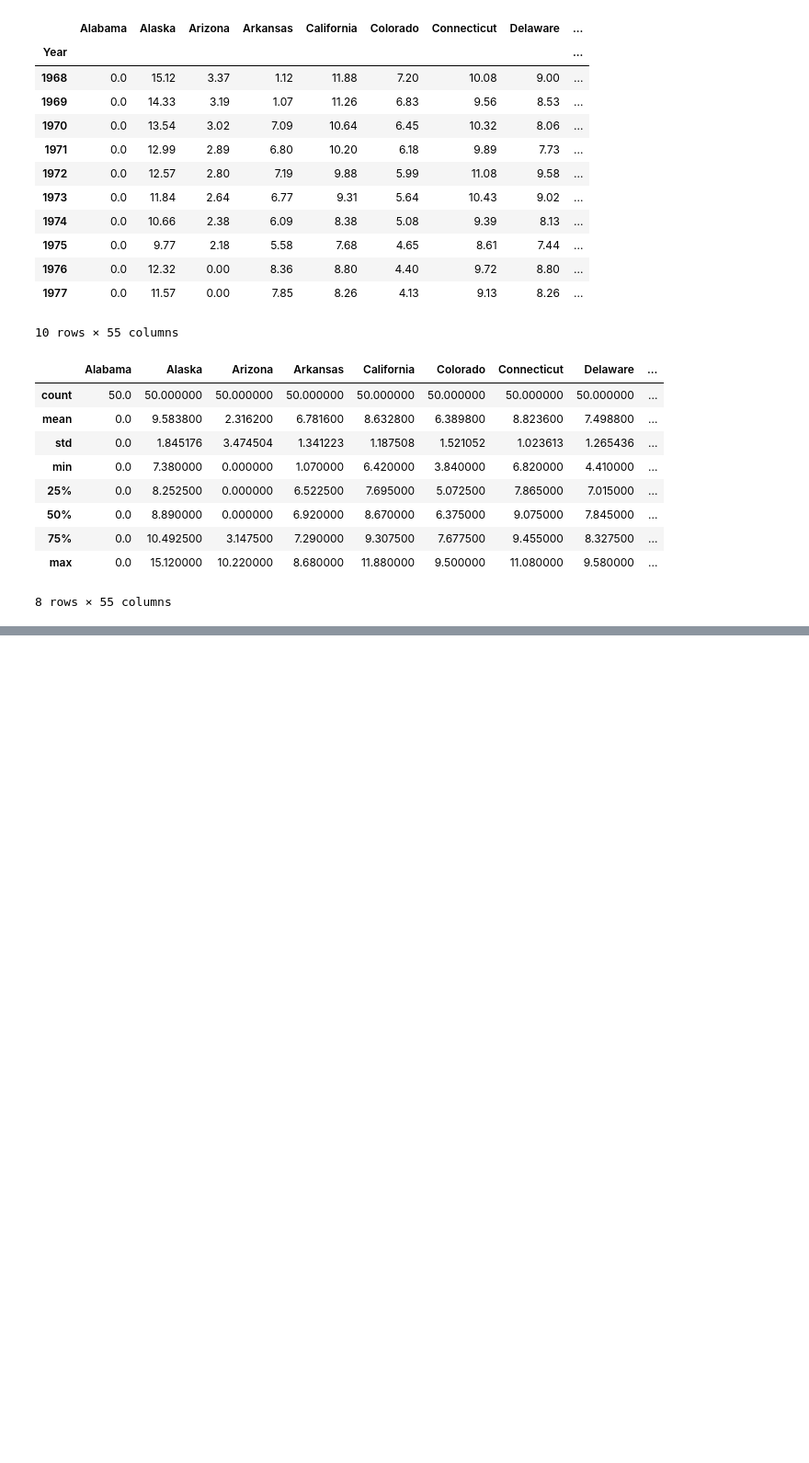
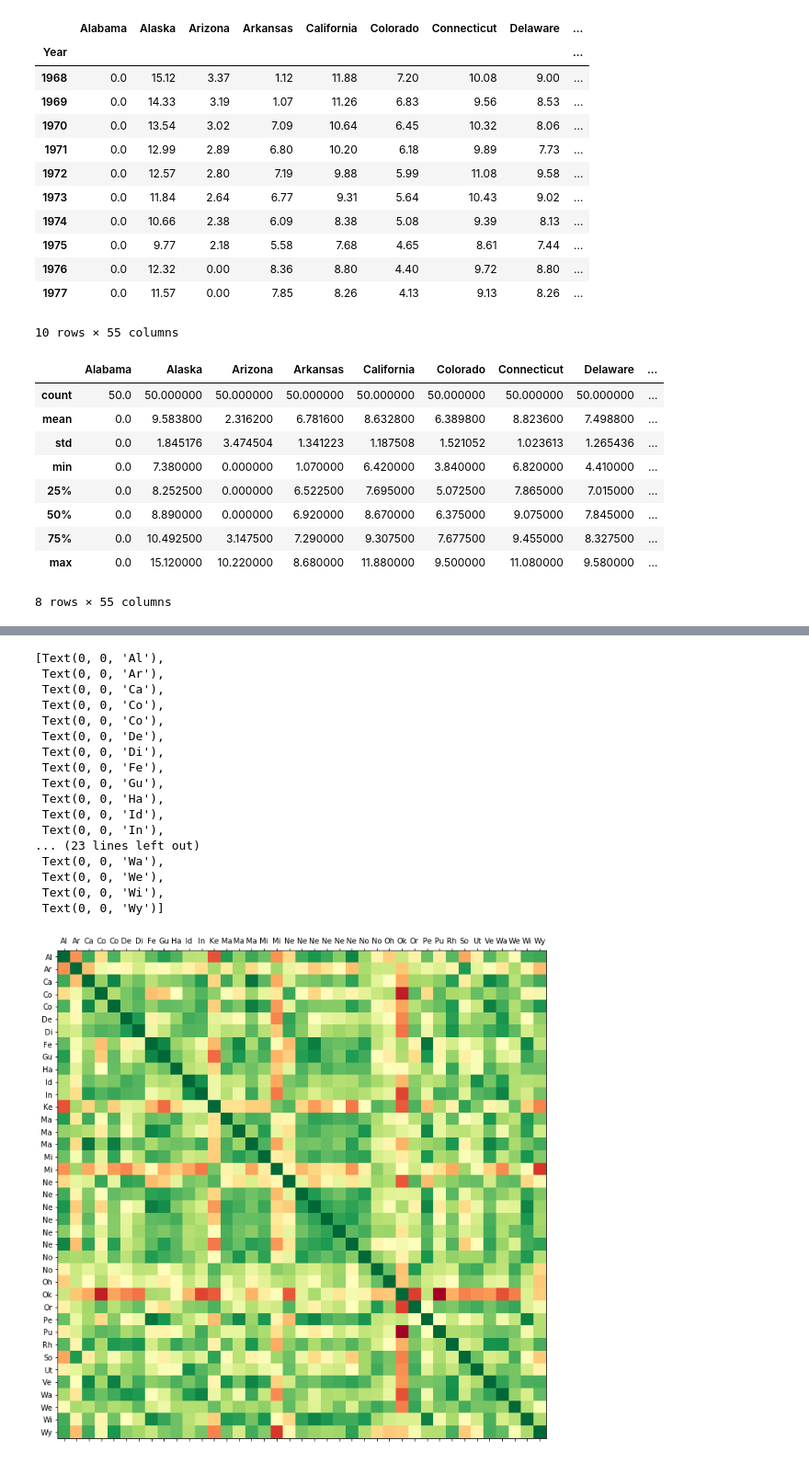
Before and after one commit to Johnsonxd4/analysis_with_pandas, a Jupyter notebook: minimum_wage/minimum_wage.ipynb, the cells around one changed output, grey strips where cells are left out. Shown at 92% size. Drawn from its saved outputs; the diff is of its cells as text; code cells hidden in the pictures; blank space fills up the shorter version.

```diff
--- a/minimum_wage/minimum_wage.ipynb
+++ b/minimum_wage/minimum_wage.ipynb
@@ -95,0 +100,29 @@ act_min_wage.corr().head()
+# %%
+labels = [c[:2] for c in min_wage_corr.columns]  # get abbv state names.
+
+fig = plt.figure(figsize=(12,12))  # figure so we can add axis
+ax = fig.add_subplot(111)  # define axis, so we can modify
+ax.matshow(min_wage_corr, cmap=plt.cm.RdYlGn)  # display the matrix
+ax.set_xticks(np.arange(len(labels)))  # show them all!
+ax.set_yticks(np.arange(len(labels)))  # show them all!
+ax.set_xticklabels(labels)  # set to be the abbv (vs useless #)
+ax.set_yticklabels(labels)  # set to be the abbv (vs useless #)
+# %% [output]
+[Text(0, 0, 'Al'),
+ Text(0, 0, 'Ar'),
+ Text(0, 0, 'Ca'),
+ Text(0, 0, 'Co'),
+ Text(0, 0, 'Co'),
+ Text(0, 0, 'De'),
+ Text(0, 0, 'Di'),
+ Text(0, 0, 'Fe'),
+ Text(0, 0, 'Gu'),
+ Text(0, 0, 'Ha'),
+ Text(0, 0, 'Id'),
+ Text(0, 0, 'In'),
+... (23 lines left out)
+ Text(0, 0, 'Wa'),
+ Text(0, 0, 'We'),
+ Text(0, 0, 'Wi'),
+ Text(0, 0, 'Wy')]
+[figure, added]
```
Also changed, not shown: parts of 15 cells of this notebook, 10 other files.
